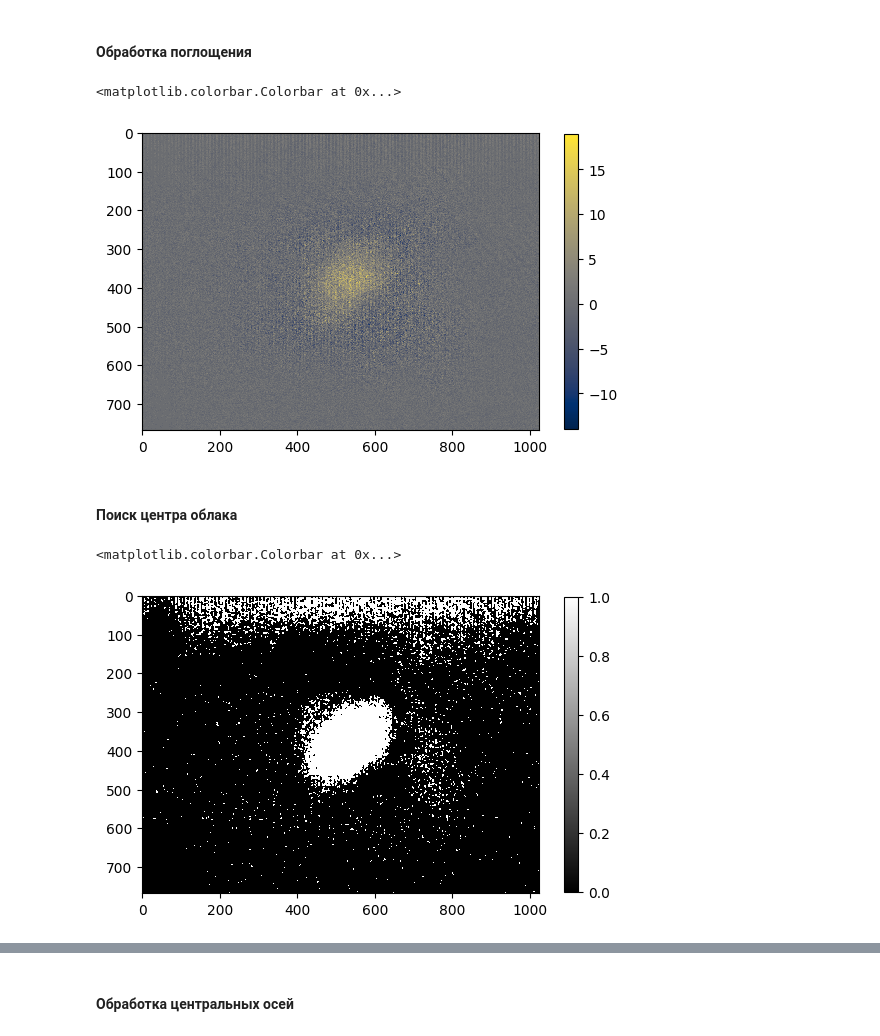
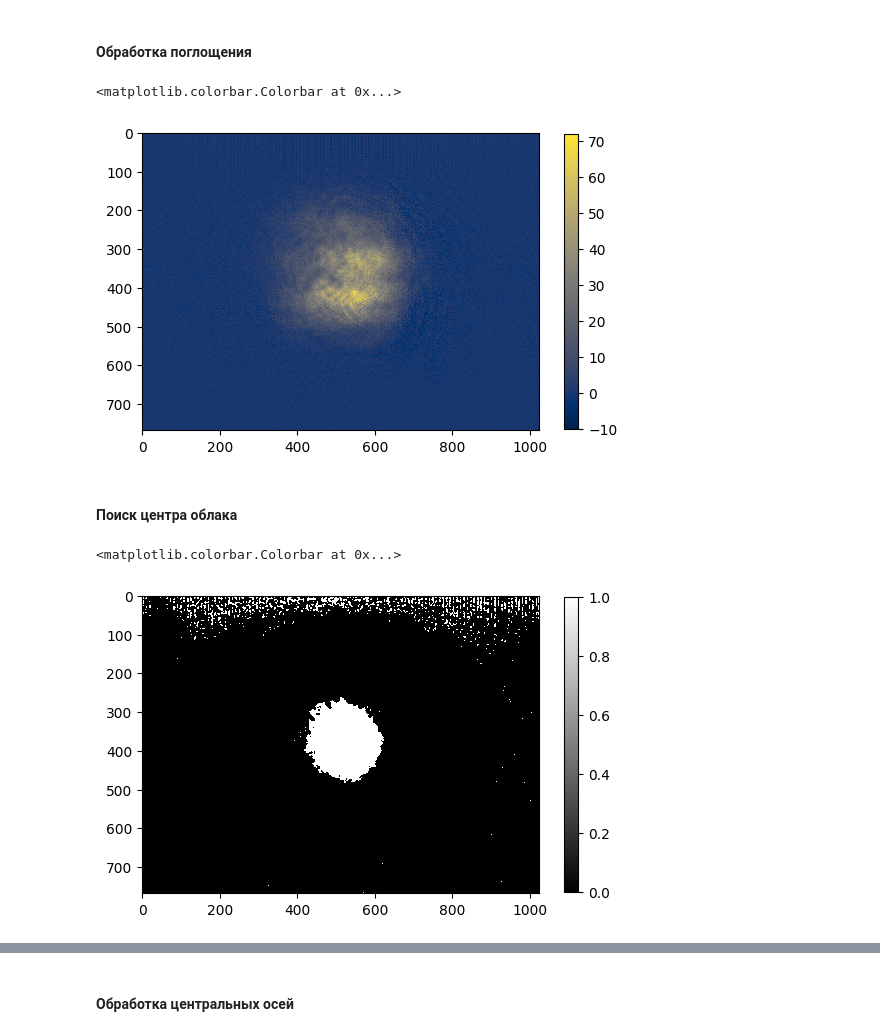
Before and after one commit to chekhyr/AbIm-soft, a Jupyter notebook: AI_Calcium.ipynb, the cells around one changed output, grey strips where cells are left out. Saved outputs shown, nothing was run; the diff lists cells and outputs as text; code cells hidden in the pictures.

```diff
--- a/AI_Calcium.ipynb
+++ b/AI_Calcium.ipynb
@@ -27,10 +27,10 @@ K_abs = 0.0008332755449029944
 # %% [markdown]
 #### Обработка поглощения
 # %%
-file_abs = "image_0"
+file_abs = "image_5"
 #directory = r"..//" #EXPERIMENTS
 #directory = r"../..//" #desktop
-directory = r"../2025-10-08_densityScan_b=115/d=6.44V//" #EXPERIMENTS
+directory = r"../2025-10-09_densityScan_b=75/d=6.86V//" #EXPERIMENTS
 
 '''Чтение и разбиение файла'''
 img = PIL.Image.open(directory + file_abs + ".tif") #initially a grayscale image
@@ -61,33 +61,33 @@ plt.imshow(D, cmap="cividis", interpolation="none")
 plt.colorbar(shrink=.8)
 # %% [output]
 <matplotlib.colorbar.Colorbar at 0x...>
-[figure, old version]
+[figure, new version]
 # %% [markdown]
 #### Поиск центра облака
 # %%
 '''Фильтрация физичных T<=1'''
 F = np.copy(T)
 for i in range(rows):
     for j in range(columns):
         if T[i, j] > 1:
             F[i, j] = 1
 
 '''Сглаживание шумов'''
 M = cv2.medianBlur(F, 5)
 
-TRSH = .99
+TRSH = .65
 '''Фильтрация пропускания ниже порогового значения'''
 _, binary = cv2.threshold(M, TRSH, 1, cv2.THRESH_BINARY_INV)
 # THRESH_BINARY_INV:
 #  ≤ TRSH = белые
 #  > TRSH = черные
 
 '''Визуализация'''
 plt.imshow(binary, cmap="gray", interpolation='none')
 plt.colorbar(shrink=.8)
 # %% [output]
 <matplotlib.colorbar.Colorbar at 0x...>
-[figure, old version]
+[figure, new version]
 # %%
 '''Выделение контура поглощения'''
 contours, _ = cv2.findContours(binary.astype(np.uint8), cv2.RETR_EXTERNAL, cv2.CHAIN_APPROX_SIMPLE)
```
Also changed, not shown: parts of 5 cells of this notebook.
